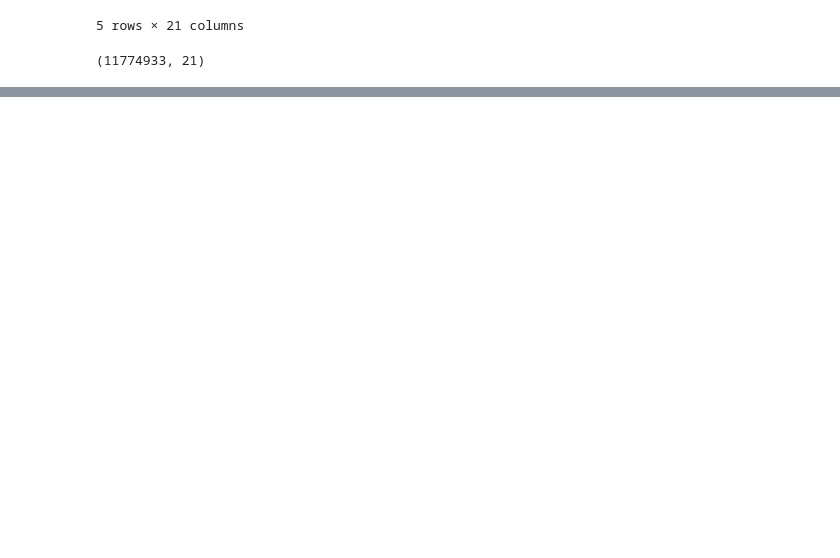
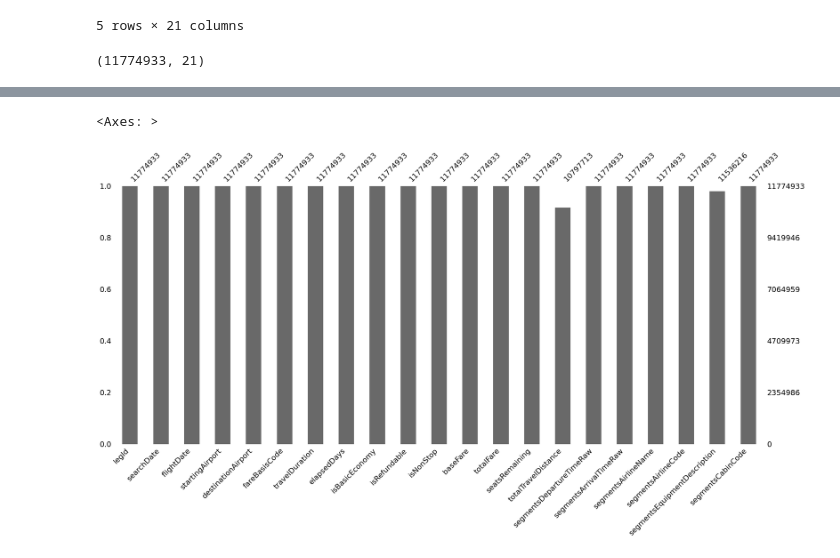
Before and after one commit to meozbrls/Flight_Prices_Analysis, a Jupyter notebook: notebooks/flight_prices_analysis.ipynb, the cells around one changed output, grey strips where cells are left out. Drawn from its saved outputs; the diff is of its cells as text; code cells hidden in the pictures; blank space fills up the shorter version.

```diff
--- a/notebooks/flight_prices_analysis.ipynb
+++ b/notebooks/flight_prices_analysis.ipynb
@@ -35,0 +171,5 @@ df.shape
+# %%
+msno.bar(df)
+# %% [output]
+<Axes: >
+[figure, added]
```
Also changed, not shown: parts of 14 cells of this notebook.
